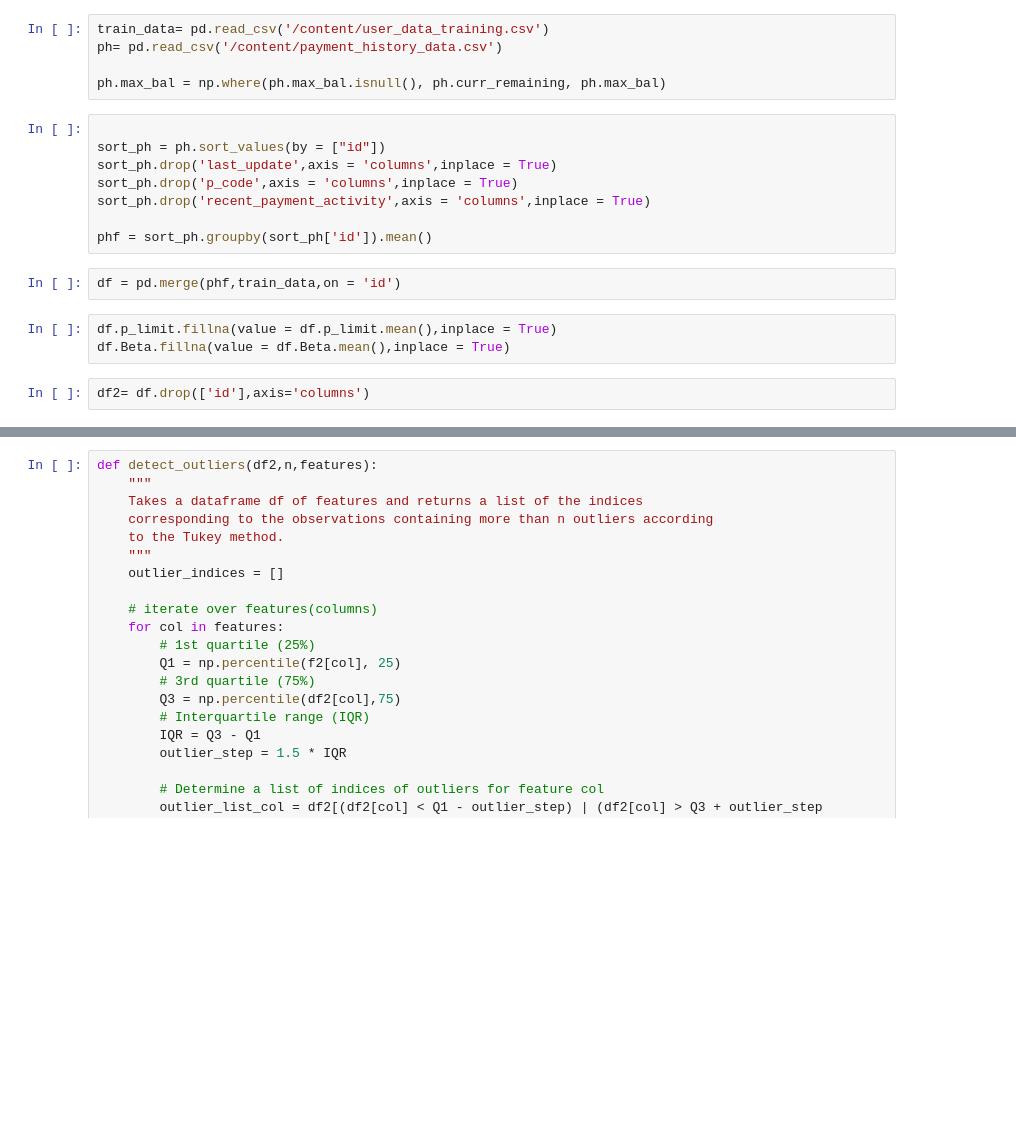
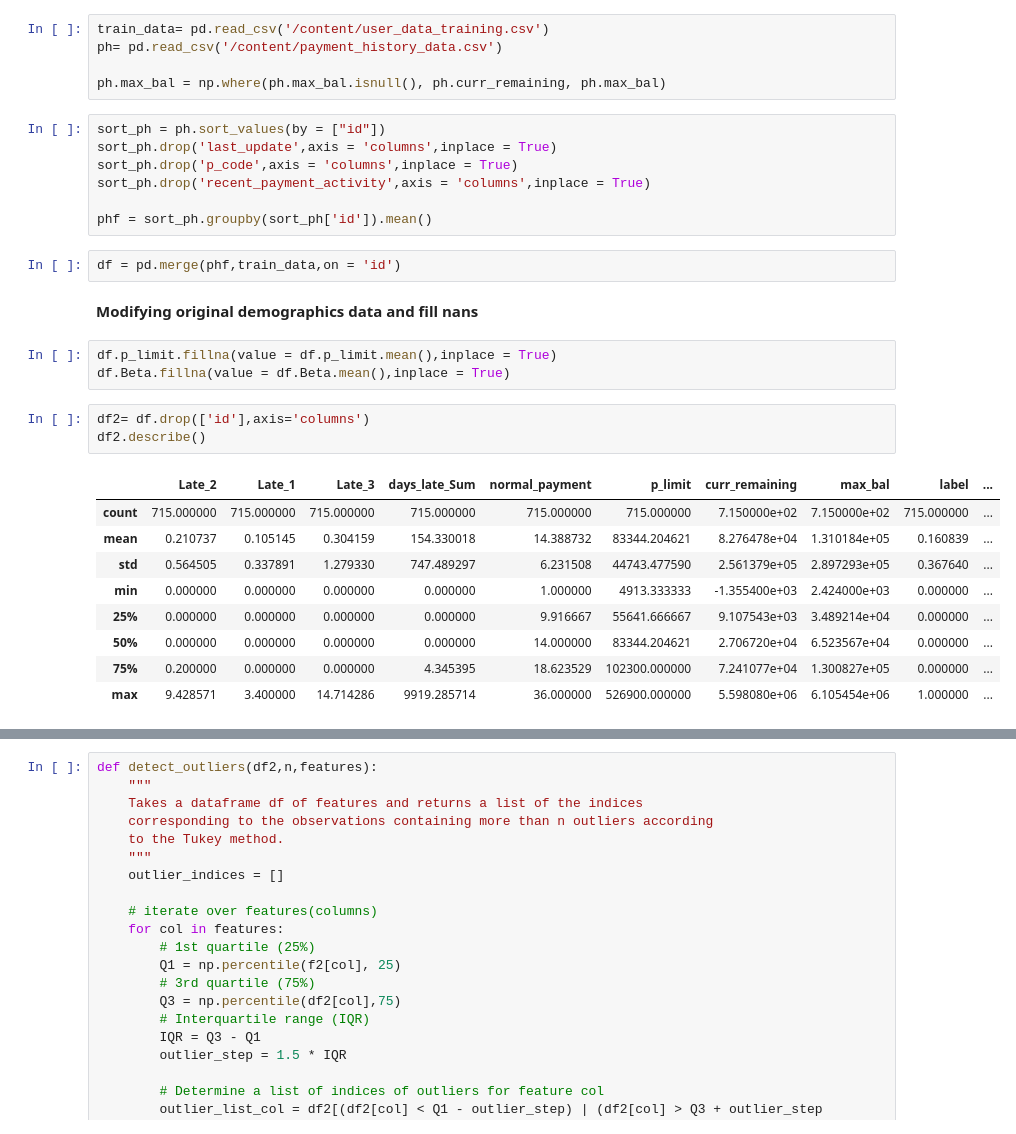
Before and after one commit to sunidhijoshi281/Fraud_Detection_Model_For_Banks, a Jupyter notebook: Copy_of_Cass_file.ipynb, the cells around one changed output, grey strips where cells are left out. Saved outputs shown, nothing was run; the diff lists cells and outputs as text; blank space fills up the shorter version.

```diff
--- a/Copy_of_Cass_file.ipynb
+++ b/Copy_of_Cass_file.ipynb
@@ -11,7 +13,6 @@ ph= pd.read_csv('/content/payment_history_data.csv')
 
 ph.max_bal = np.where(ph.max_bal.isnull(), ph.curr_remaining, ph.max_bal)
 # %%
-
 sort_ph = ph.sort_values(by = ["id"])
 sort_ph.drop('last_update',axis = 'columns',inplace = True)
 sort_ph.drop('p_code',axis = 'columns',inplace = True)
@@ -20,11 +21,24 @@ sort_ph.drop('recent_payment_activity',axis = 'columns',inplace = True)
 phf = sort_ph.groupby(sort_ph['id']).mean()
 # %%
 df = pd.merge(phf,train_data,on = 'id')
+# %% [markdown]
+**Modifying original demographics data and fill nans**
 # %%
 df.p_limit.fillna(value = df.p_limit.mean(),inplace = True)
 df.Beta.fillna(value = df.Beta.mean(),inplace = True)
 # %%
 df2= df.drop(['id'],axis='columns')
+df2.describe()
+# %% [output]
+|  | Late_2 | Late_1 | Late_3 | days_late_Sum | normal_payment | p_limit | curr_remaining | max_bal | label | ... |
+| count | 715.000000 | 715.000000 | 715.000000 | 715.000000 | 715.000000 | 715.000000 | 7.150000e+02 | 7.150000e+02 | 715.000000 | ... |
+| mean | 0.210737 | 0.105145 | 0.304159 | 154.330018 | 14.388732 | 83344.204621 | 8.276478e+04 | 1.310184e+05 | 0.160839 | ... |
+| std | 0.564505 | 0.337891 | 1.279330 | 747.489297 | 6.231508 | 44743.477590 | 2.561379e+05 | 2.897293e+05 | 0.367640 | ... |
+| min | 0.000000 | 0.000000 | 0.000000 | 0.000000 | 1.000000 | 4913.333333 | -1.355400e+03 | 2.424000e+03 | 0.000000 | ... |
+| 25% | 0.000000 | 0.000000 | 0.000000 | 0.000000 | 9.916667 | 55641.666667 | 9.107543e+03 | 3.489214e+04 | 0.000000 | ... |
+| 50% | 0.000000 | 0.000000 | 0.000000 | 0.000000 | 14.000000 | 83344.204621 | 2.706720e+04 | 6.523567e+04 | 0.000000 | ... |
+| 75% | 0.200000 | 0.000000 | 0.000000 | 4.345395 | 18.623529 | 102300.000000 | 7.241077e+04 | 1.300827e+05 | 0.000000 | ... |
+| max | 9.428571 | 3.400000 | 14.714286 | 9919.285714 | 36.000000 | 526900.000000 | 5.598080e+06 | 6.105454e+06 | 1.000000 | ... |
 # %%
 
 count_class_0, count_class_1 = df2.label.value_counts()
```
Also changed, not shown: parts of 3 cells of this notebook.
